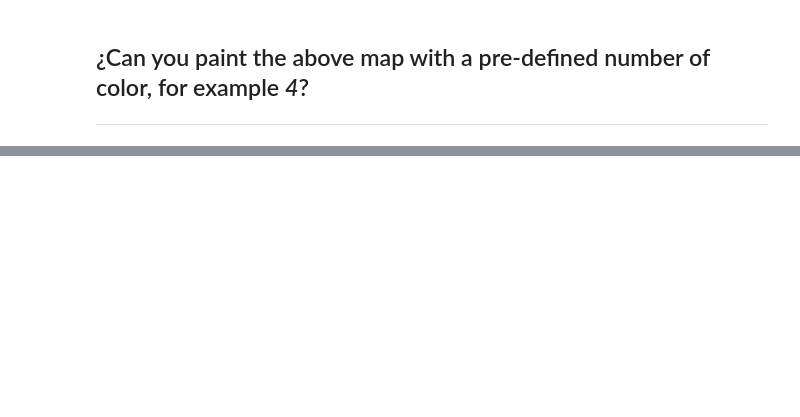
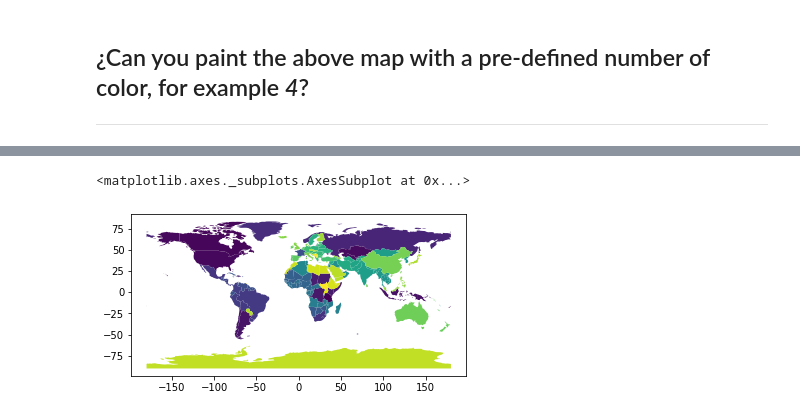
Before and after one commit to Andresmps/University-Notebook-Projects, a Jupyter notebook: Problema_de_los_cuatro_colores.ipynb, the cells around one changed output, grey strips where cells are left out. Saved outputs shown, nothing was run; the diff lists cells and outputs as text; code cells hidden in the pictures; blank space fills up the shorter version.

```diff
--- a/Problema_de_los_cuatro_colores.ipynb
+++ b/Problema_de_los_cuatro_colores.ipynb
@@ -59,0 +183,4 @@ color_matrix(10, colors[:2])
+# %%
+countries = get_countries()
+print(countries.shape)
+countries.head(2)
@@ -59,0 +192,5 @@ color_matrix(10, colors[:2])
+# %%
+countries.plot(column='color')
+# %% [output]
+<matplotlib.axes._subplots.AxesSubplot at 0x...>
+[figure, added]
```
Also changed, not shown: parts of 8 cells of this notebook.
